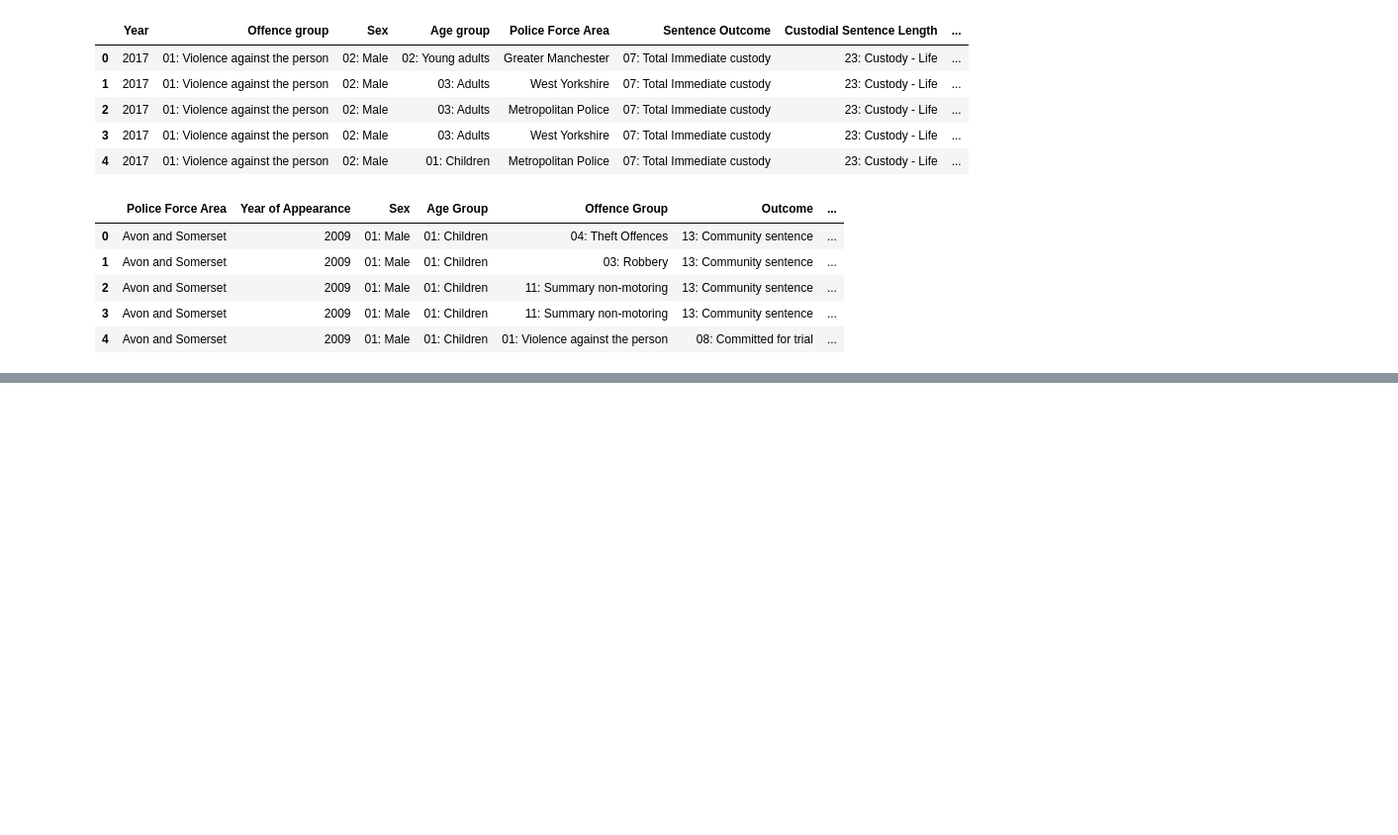
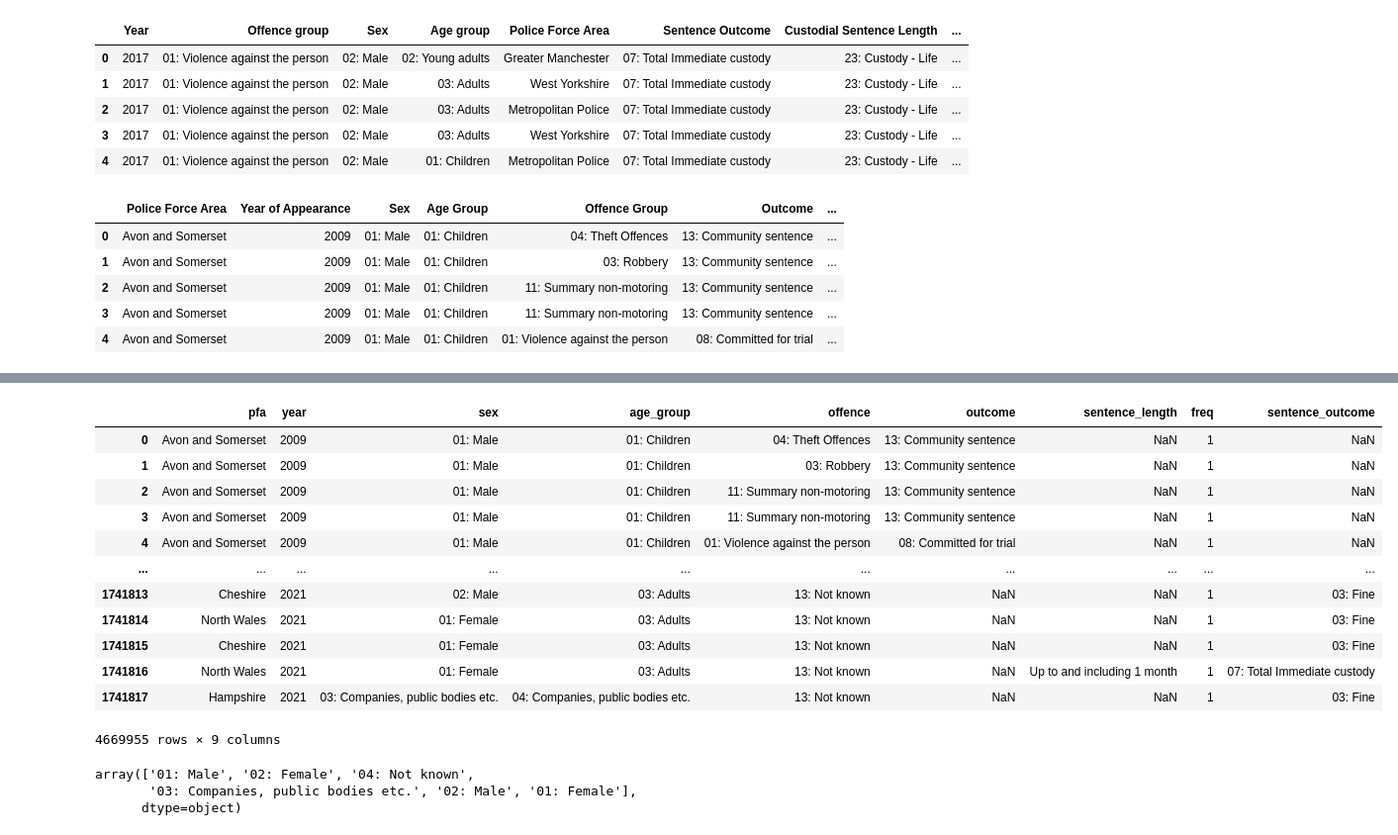
Before and after one commit to Prison-Reform-Trust/womens-imprisonment-PFA, a Jupyter notebook: notebooks/Script_testing.ipynb, the cells around one changed output, grey strips where cells are left out. Shown: that part at 99% size. Saved outputs shown, nothing was run; the diff lists cells and outputs as text; code cells hidden in the pictures; blank space fills up the shorter version.

```diff
--- a/notebooks/Script_testing.ipynb
+++ b/notebooks/Script_testing.ipynb
@@ -89,15 +85,0 @@ def dropYearsAfter(data, drop_year, year_column='year'):
-# %%
-df_2009 = dropYearsAfter(df_2009, 2017, "Year of Appearance")
-
-for data in [df, df_2009]:
-    lcColumns(data)
-    renameColumns(data, columns={
-        'year of appearance': 'year',
-        'offence group': 'offence',
-        'age group': 'age_group',
-        'police force area': 'pfa',
-        'sentence outcome': 'outcome',
-        'custodial sentence length': 'sentence_len',
-        'sentenced': 'freq',
-        'count': 'freq'}
-        )
@@ -115,4 +120,34 @@ Column ordering
-# %%
-df_column_order = ['year', 'pfa', 'sex', 'age_group', 'offence', 'outcome', 'sentence_len', 'freq']
-df = df[df_column_order]
-df_2009 = df_2009[df_column_order]
+# %%
+df['sentence_length'] = df['sentence_length'].str.replace("^\S*: \S* - ","", regex=True)
+df_2009['sentence_length'] = df_2009['sentence_length'].str.replace("\d\d: ","", regex=True)
+# %%
+#Dropping duplicate data from 2009 dataset that also appears in df
+filt = df_2009['year'] < 2017
+df_2009 = df_2009[filt].copy()
+
+#Removing sentence length prefixes
+df['sentence_length'] = df['sentence_length'].str.replace("^\S*: \S* - ","", regex=True)
+df_2009['sentence_length'] = df_2009['sentence_length'].str.replace("\d\d: ","", regex=True)
+
+df_combined = pd.concat([df_2009, df])
+df_combined
+# %% [output]
+|  | pfa | year | sex | age_group | offence | outcome | sentence_length | freq | sentence_outcome |
+| 0 | Avon and Somerset | 2009 | 01: Male | 01: Children | 04: Theft Offences | 13: Community sentence | NaN | 1 | NaN |
+| 1 | Avon and Somerset | 2009 | 01: Male | 01: Children | 03: Robbery | 13: Community sentence | NaN | 1 | NaN |
+| 2 | Avon and Somerset | 2009 | 01: Male | 01: Children | 11: Summary non-motoring | 13: Community sentence | NaN | 1 | NaN |
+| 3 | Avon and Somerset | 2009 | 01: Male | 01: Children | 11: Summary non-motoring | 13: Community sentence | NaN | 1 | NaN |
+| 4 | Avon and Somerset | 2009 | 01: Male | 01: Children | 01: Violence against the person | 08: Committed for trial | NaN | 1 | NaN |
+| ... | ... | ... | ... | ... | ... | ... | ... | ... | ... |
+| 1741813 | Cheshire | 2021 | 02: Male | 03: Adults | 13: Not known | NaN | NaN | 1 | 03: Fine |
+| 1741814 | North Wales | 2021 | 01: Female | 03: Adults | 13: Not known | NaN | NaN | 1 | 03: Fine |
+| 1741815 | Cheshire | 2021 | 01: Female | 03: Adults | 13: Not known | NaN | NaN | 1 | 03: Fine |
+| 1741816 | North Wales | 2021 | 01: Female | 03: Adults | 13: Not known | NaN | Up to and including 1 month | 1 | 07: Total Immediate custody |
+| 1741817 | Hampshire | 2021 | 03: Companies, public bodies etc. | 04: Companies, public bodies etc. | 13: Not known | NaN | NaN | 1 | 03: Fine |
+4669955 rows × 9 columns
+# %%
+df_combined['sex'].unique()
+# %% [output]
+array(['01: Male', '02: Female', '04: Not known',
+       '03: Companies, public bodies etc.', '02: Male', '01: Female'],
+      dtype=object)
```
Also changed, not shown: parts of 15 cells of this notebook, 52 other files.
